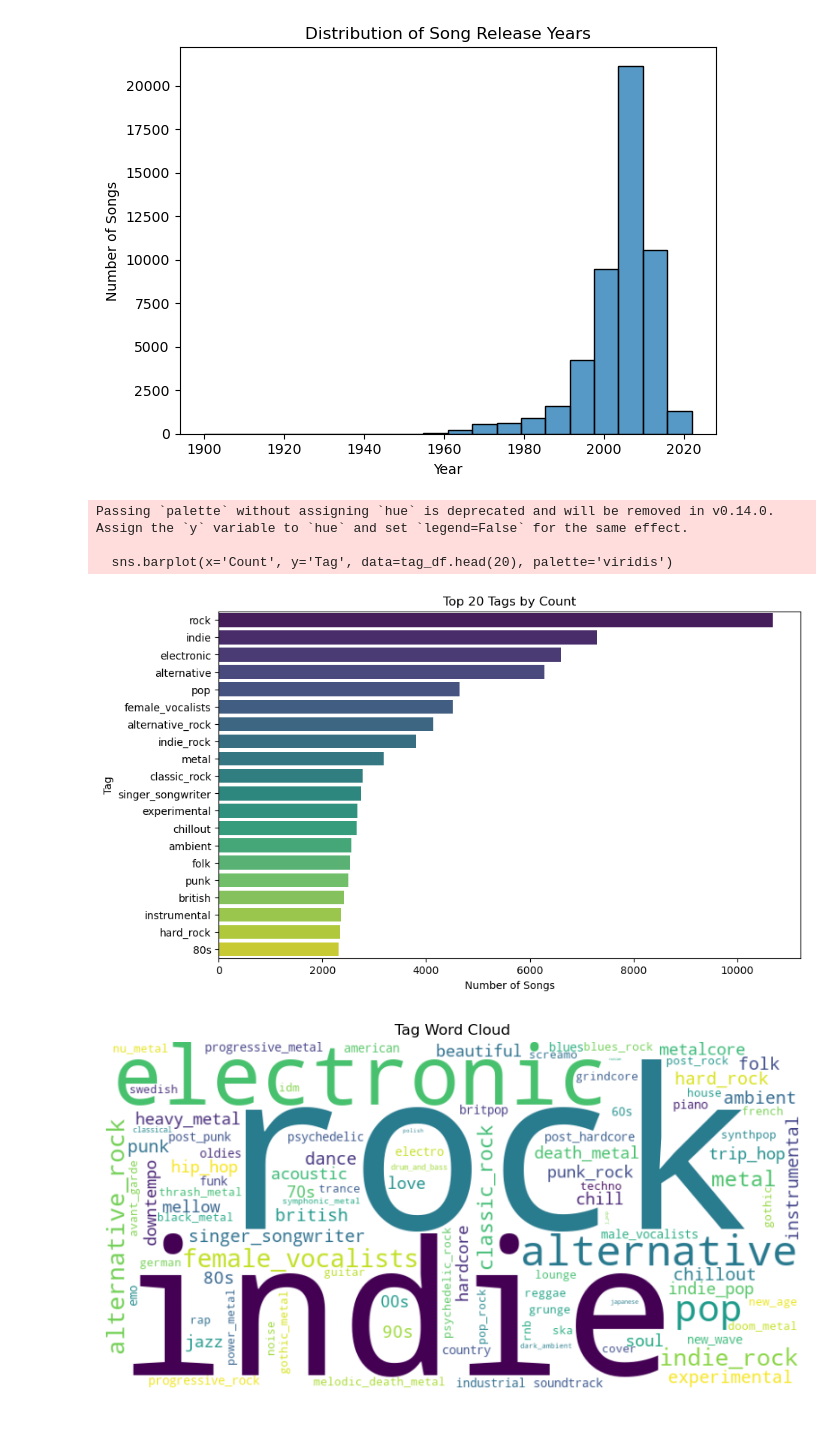
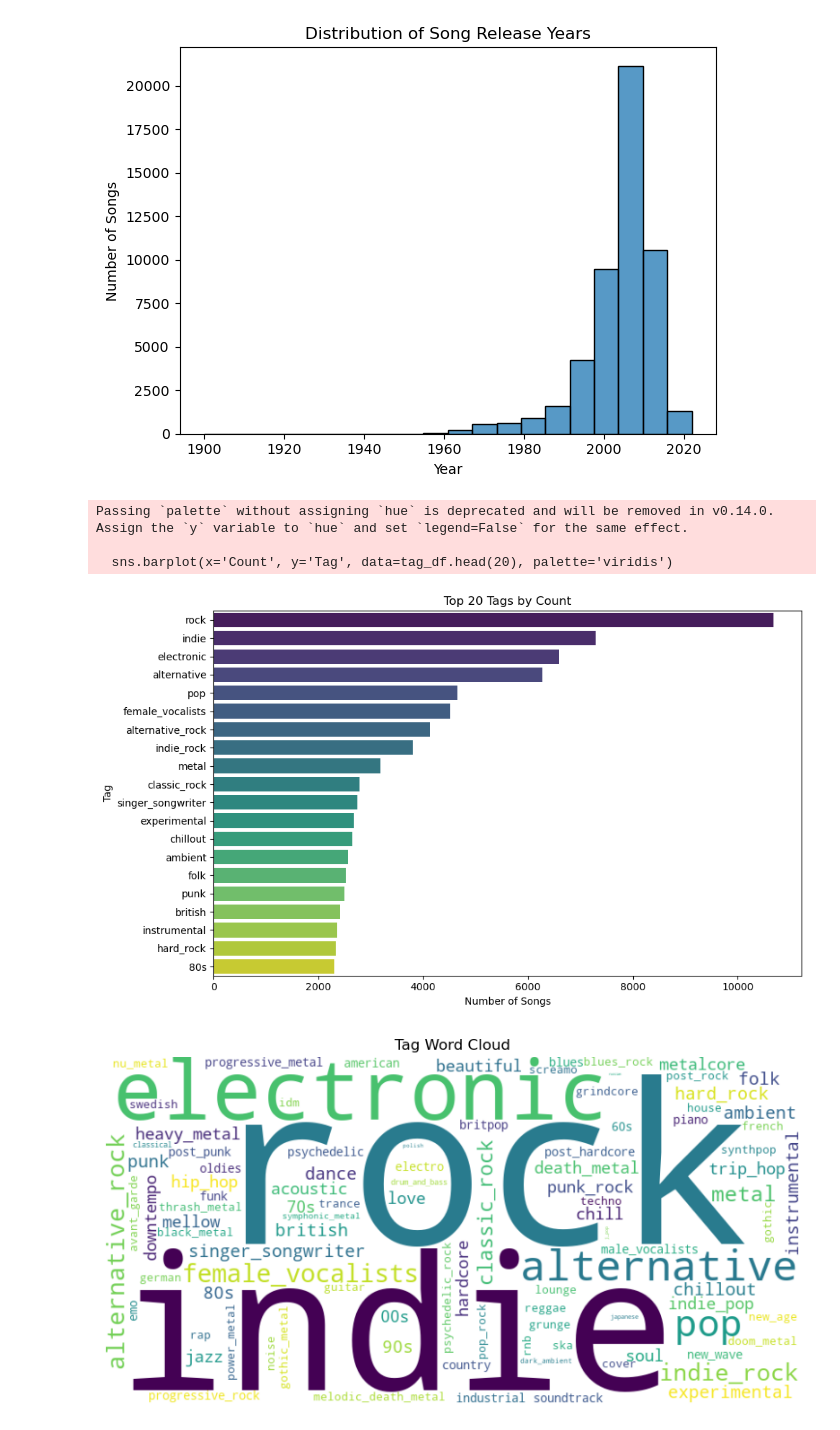
Before and after one commit to reggiebain/song-similarity-erdos, a Jupyter notebook: EDA/music_data_eda.ipynb, the cells around one changed output. Saved outputs shown, nothing was run; the diff lists cells and outputs as text; code cells hidden in the pictures.

```diff
--- a/EDA/music_data_eda.ipynb
+++ b/EDA/music_data_eda.ipynb
@@ -76,40 +70,29 @@ plt.savefig('../images/year_distribution.png')
 # %% [output]
 [figure]
 # %%
-from collections import Counter
-from wordcloud import WordCloud
-
-# Assuming your DataFrame is called df and the tags column is 'tags'
-
-# Split the tags into a list for each song
+# Create plot for tags. First Split tags into list
 music_info_df['tags'] = music_info_df['tags'].str.split(',')
-
-# Flatten the list of tags and count the occurrences
 all_tags = [tag.strip() for sublist in music_info_df['tags'].dropna() for tag in sublist]
 tag_counts = Counter(all_tags)
 
-# Convert the counts to a DataFrame for easier plotting
+# make them into a df
 tag_df = pd.DataFrame(tag_counts.items(), columns=['Tag', 'Count']).sort_values(by='Count', ascending=False)
+
+plt.figure(figsize=(10, 6))
+sns.barplot(x='Count', y='Tag', data=tag_df.head(20), palette='viridis')
+plt.title('Top 20 Tags by Count')
+plt.xlabel('Number of Songs')
+plt.ylabel('Tag')
+
+plt.savefig('../images/tag_counts.png')
+
+plt.tight_layout()
+plt.show()
+# %% [output]
+Passing `palette` without assigning `hue` is deprecated and will be removed in v0.14.0. Assign the `y` variable to `hue` and set `legend=False` for the same effect.
+
+  sns.barplot(x='Count', y='Tag', data=tag_df.head(20), palette='viridis')
+[figure, added]
-# %%
-# Create the bar plot for the tag counts
-plt.figure(figsize=(10, 6))
-sns.barplot(x='Count', y='Tag', data=tag_df.head(20), palette='viridis')
-
-# Customize the plot
-plt.title('Top 20 Tags by Count')
-plt.xlabel('Number of Songs')
-plt.ylabel('Tag')
-
-# Save the plot as a PNG file (optional)
-plt.savefig('../images/tag_counts.png')
-
-# Show the plot
-plt.show()
-# %% [output]
-Passing `palette` without assigning `hue` is deprecated and will be removed in v0.14.0. Assign the `y` variable to `hue` and set `legend=False` for the same effect.
-
-  sns.barplot(x='Count', y='Tag', data=tag_df.head(20), palette='viridis')
-[figure, removed]
 # %%
 # Generate a word cloud from the tags
 wordcloud = WordCloud(width=800, height=400, background_color='white').generate_from_frequencies(tag_counts)
```
Also changed, not shown: parts of 6 cells of this notebook, 1 other file.
